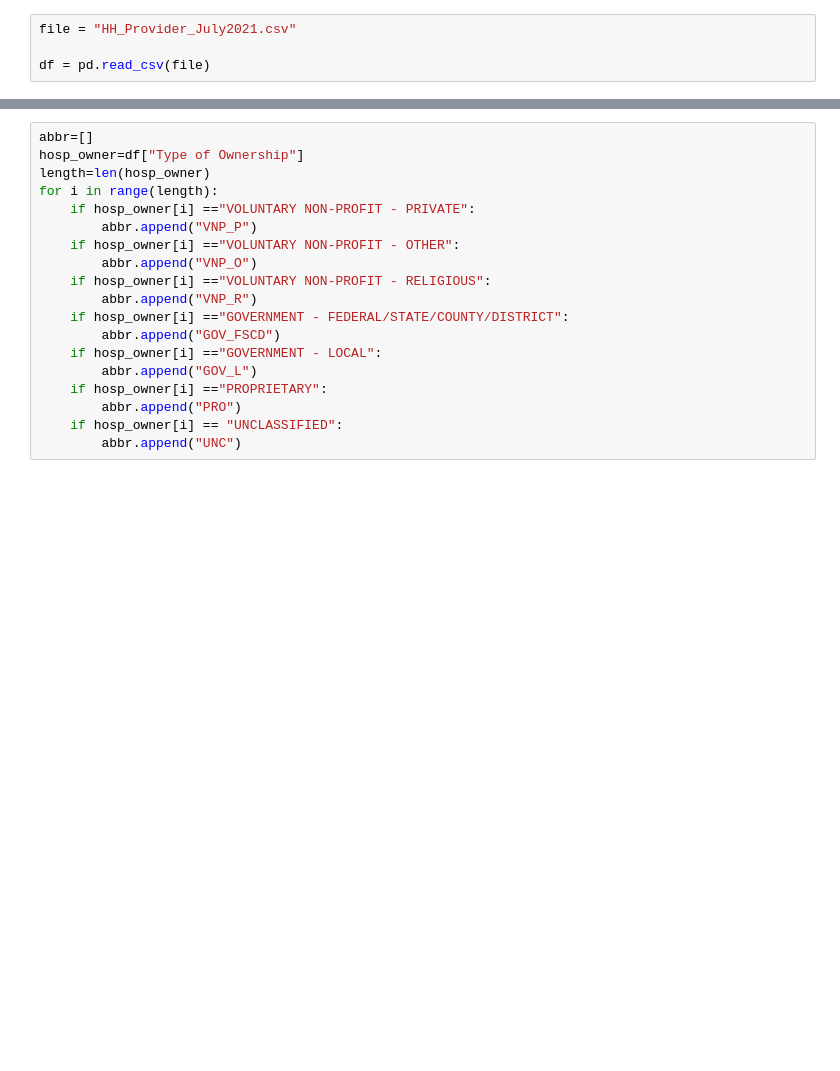
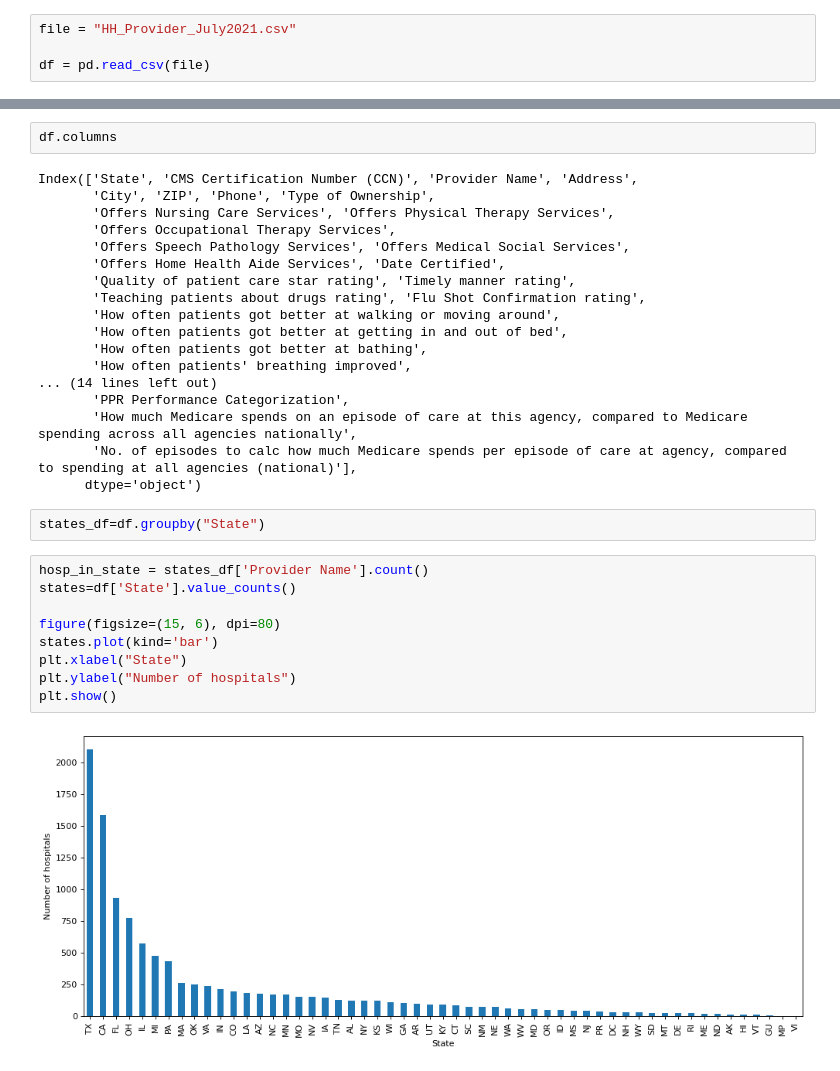
Before and after one commit to NKelly1992/Project-1---Medical-Deserts, a Jupyter notebook: HomeHealthCareProviderData.ipynb, the cells around one changed output, grey strips where cells are left out. Saved outputs shown, nothing was run; the diff lists cells and outputs as text; blank space fills up the shorter version.

```diff
--- a/HomeHealthCareProviderData.ipynb
+++ b/HomeHealthCareProviderData.ipynb
@@ -106,19 +130,33 @@ for i in range(length):
 # %%
-abbr=[]
-hosp_owner=df["Type of Ownership"]
-length=len(hosp_owner)
-for i in range(length):
-    if hosp_owner[i] =="VOLUNTARY NON-PROFIT - PRIVATE":
-        abbr.append("VNP_P")
-    if hosp_owner[i] =="VOLUNTARY NON-PROFIT - OTHER":
-        abbr.append("VNP_O")
-    if hosp_owner[i] =="VOLUNTARY NON-PROFIT - RELIGIOUS":
-        abbr.append("VNP_R")
-    if hosp_owner[i] =="GOVERNMENT - FEDERAL/STATE/COUNTY/DISTRICT":
-        abbr.append("GOV_FSCD")
-    if hosp_owner[i] =="GOVERNMENT - LOCAL":
-        abbr.append("GOV_L")
-    if hosp_owner[i] =="PROPRIETARY":
-        abbr.append("PRO")
-    if hosp_owner[i] == "UNCLASSIFIED":
-        abbr.append("UNC")
+df.columns
+# %% [output]
+Index(['State', 'CMS Certification Number (CCN)', 'Provider Name', 'Address',
+       'City', 'ZIP', 'Phone', 'Type of Ownership',
+       'Offers Nursing Care Services', 'Offers Physical Therapy Services',
+       'Offers Occupational Therapy Services',
+       'Offers Speech Pathology Services', 'Offers Medical Social Services',
+       'Offers Home Health Aide Services', 'Date Certified',
+       'Quality of patient care star rating', 'Timely manner rating',
+       'Teaching patients about drugs rating', 'Flu Shot Confirmation rating',
+       'How often patients got better at walking or moving around',
+       'How often patients got better at getting in and out of bed',
+       'How often patients got better at bathing',
+       'How often patients' breathing improved',
+... (14 lines left out)
+       'PPR Performance Categorization',
+       'How much Medicare spends on an episode of care at this agency, compared to Medicare spending across all agencies nationally',
+       'No. of episodes to calc how much Medicare spends per episode of care at agency, compared to spending at all agencies (national)'],
+      dtype='object')
+# %%
+states_df=df.groupby("State")
+# %%
+hosp_in_state = states_df['Provider Name'].count()
+states=df['State'].value_counts()
+
+figure(figsize=(15, 6), dpi=80)
+states.plot(kind='bar')
+plt.xlabel("State")
+plt.ylabel("Number of hospitals")
+plt.show()
+# %% [output]
+[figure, added]
```
Also changed, not shown: parts of 18 cells of this notebook, 2 other files.
